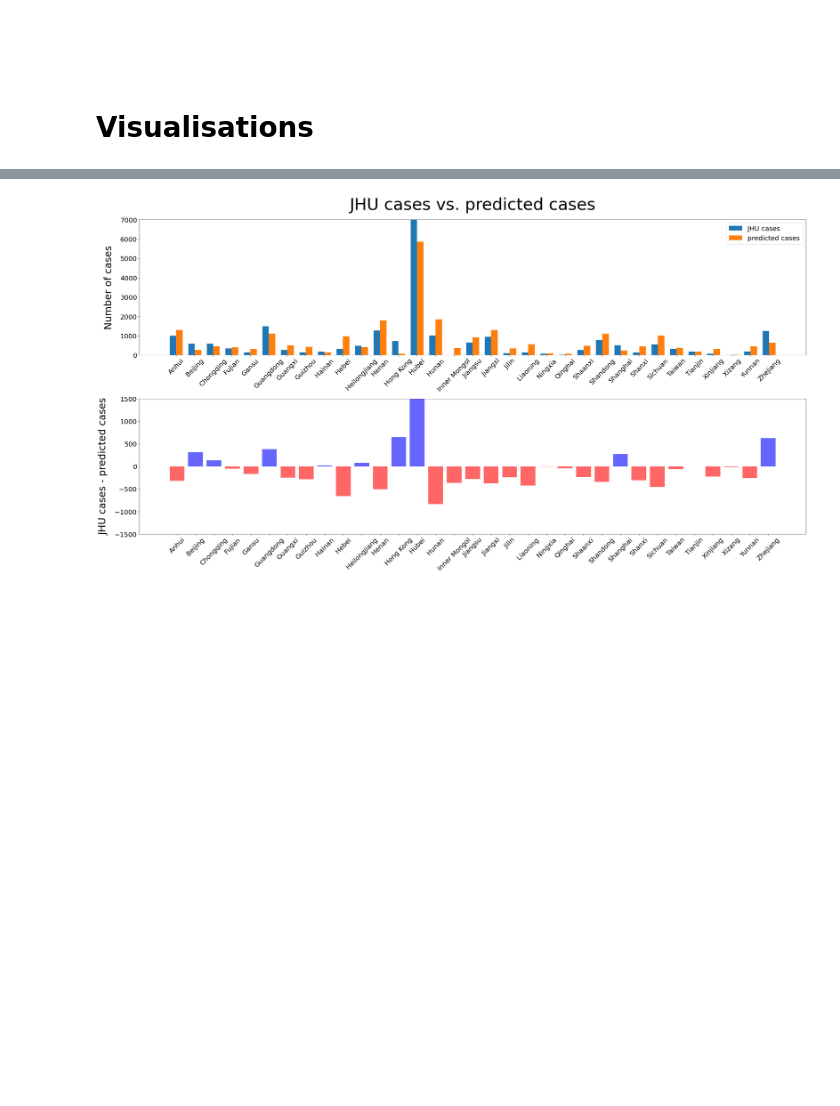
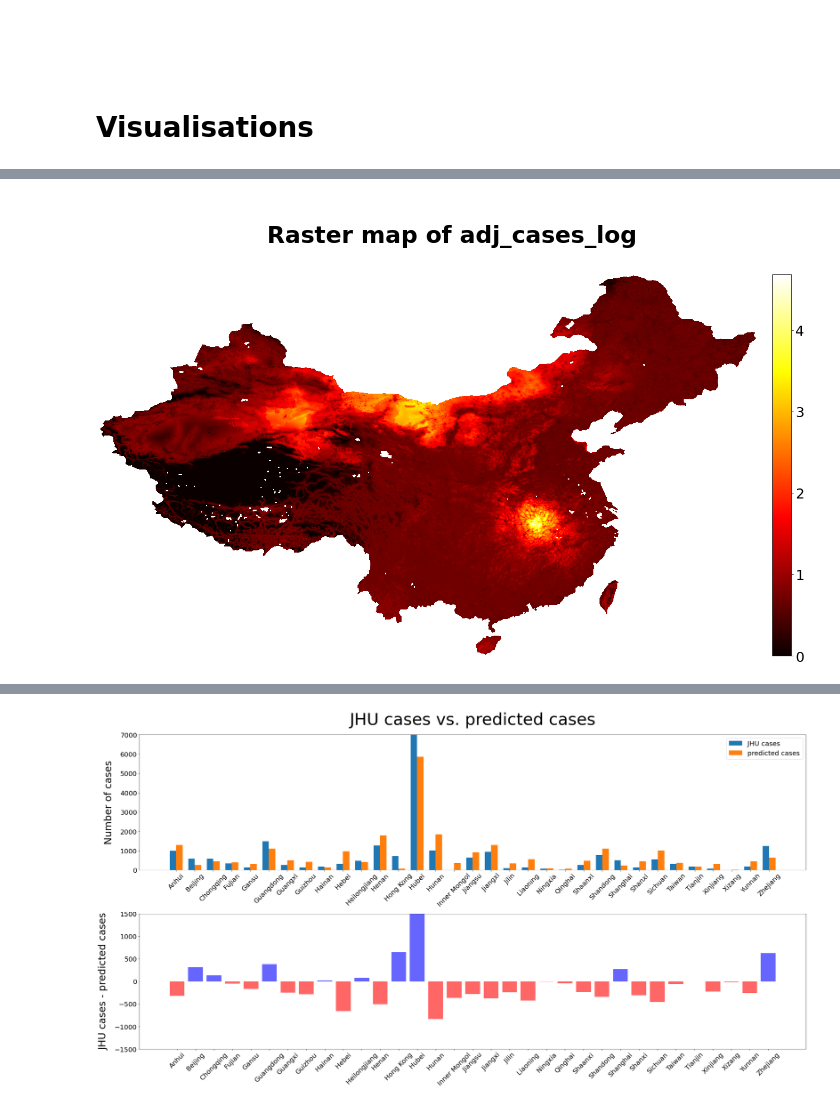
Before and after one commit to dsvanidze/replicability, a Jupyter notebook: jupyter-notebooks/fine-scale-predictions/generate-fine-scale-features.ipynb, the cells around one changed output, grey strips where cells are left out. Drawn from its saved outputs; the diff is of its cells as text; code cells hidden in the pictures; blank space fills up the shorter version.

Commit message:
removed unused plots and adjusted the size, title and font in the new plots

```diff
--- a/jupyter-notebooks/fine-scale-predictions/generate-fine-scale-features.ipynb
+++ b/jupyter-notebooks/fine-scale-predictions/generate-fine-scale-features.ipynb
@@ -164,18 +165,19 @@ def save_raster(raster_data=None, file_name=None):
     adj_cases_raster.write(raster_data, 1)
     adj_cases_raster.close()
 # %%
-def plot_rasters(raster_array, title, save=False):
+def plot_rasters(raster_array, title, file_name, save=False):
+    display(Markdown('## <center>Raster map of {}</center>'.format(title)))
     raster_array = raster_array.copy()
     raster_array[raster_array == raster_na_value] = np.nan
     plt.figure(figsize = (20, 10))
-    plt.title("Raster map of {}".format(title), fontdict={"fontsize": 50})
     im = plt.imshow(raster_array, cmap="hot")
-    plt.colorbar(im)
+    cb = plt.colorbar(im, pad=0.02)
+    cb.ax.tick_params(labelsize=25)
     # Disable axis and their borders
     plt.axis("off")
     plt.tight_layout()
     if save:
-        plt.savefig(ROOT_DIR + "/data/predictions/{}.jpg".format(title), dpi=200)
+        plt.savefig(ROOT_DIR + "/data/predictions/colored/{}.jpg".format(file_name), dpi=200, bbox_inches='tight')
 # %%
 def save_raster_aggregated_shapefile(file_name, raster_file_names, column):
     shapefile = gpd.read_file(ROOT_DIR + "/data/shapefiles/China.shp")
@@ -334,0 +330,8 @@ for label_name in ["adj_cases_log", "adj_cases", "total_cases_log", "total_cases
+# %%
+plot_rasters(raster_array=raster_data["adj_cases_log"],
+             title="adj_cases_log",
+             file_name=CURRENT_CONFIG["raster_file_name"]["adj_cases_log"],
+             save=True)
+# %% [output]
+## <center>Raster map of adj_cases_log</center>
+[figure, added]
```
Also changed, not shown: parts of 10 cells of this notebook, 28 other files.
